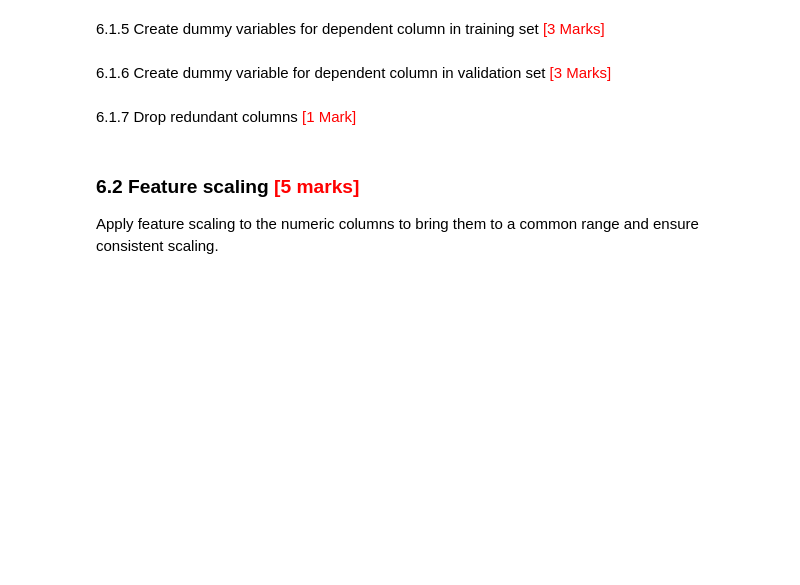
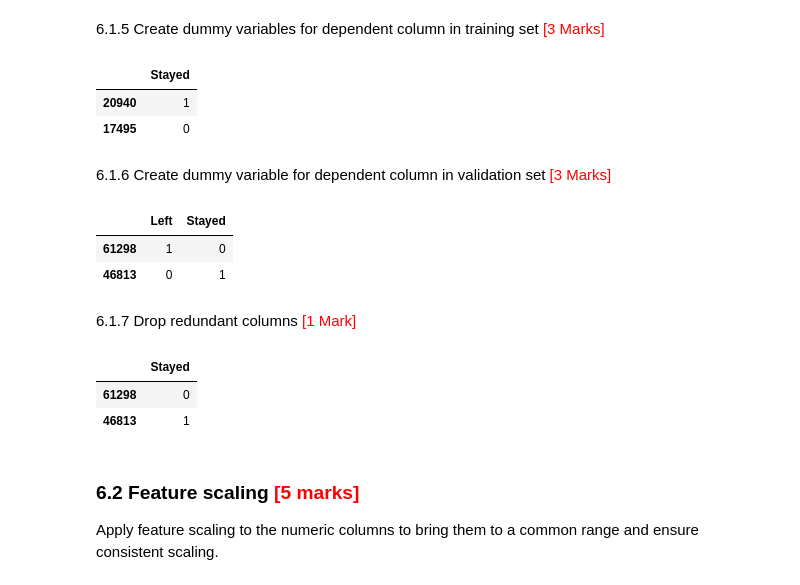
Before and after one commit to DurgaPrasad-237/logistic_regression_assignment, a Jupyter notebook: Predicting_Employee_Retention_Starter.ipynb, the cells around one changed output. Cells and saved outputs as stored; diff of their text form; code cells hidden in the pictures; blank space fills up the shorter version.

```diff
--- a/Predicting_Employee_Retention_Starter.ipynb
+++ b/Predicting_Employee_Retention_Starter.ipynb
@@ -652,3 +671,8 @@ Now, drop the original categorical columns and check the DataFrame
 6.1.4 Create DataFrame for dependent column in both training and validation set <font color = "red">[1 Mark]</font>
 # %%
 # Convert y_train and y_validation to DataFrame to create dummy variables
+y_train = pd.DataFrame(y_train, columns=['Attrition'])
+y_test = pd.DataFrame(y_test, columns=['Attrition'])
+
+print(y_train.value_counts())
+print(y_test.value_counts())
@@ -659,11 +693,30 @@ Now, drop the original categorical columns and check the DataFrame
+# %%
+y_train_final.head(2)
+# %% [output]
+|  | Stayed |
+| 20940 | 1 |
+| 17495 | 0 |
 # %% [markdown]
 6.1.6 Create dummy variable for dependent column in validation set <font color = "red">[3 Marks]</font>
 # %%
 # Create dummy variables using the 'get_dummies' for dependent column
+y_test_final = pd.get_dummies(y_test['Attrition']).astype(int)
+# %%
+y_test_final.head(2)
+# %% [output]
+|  | Left | Stayed |
+| 61298 | 1 | 0 |
+| 46813 | 0 | 1 |
 # %% [markdown]
 6.1.7 Drop redundant columns <font color="red">[1 Mark]</font>
 # %%
 # Drop redundant columns from both train and validation
+y_test_final.drop(['Left'],axis=1,inplace=True)
+y_test_final.head(2)
+# %% [output]
+|  | Stayed |
+| 61298 | 0 |
+| 46813 | 1 |
 # %% [markdown]
 ### **6.2 Feature scaling** <font color = red>[5 marks]</font>
 
```
Also changed, not shown: parts of 15 cells of this notebook.
